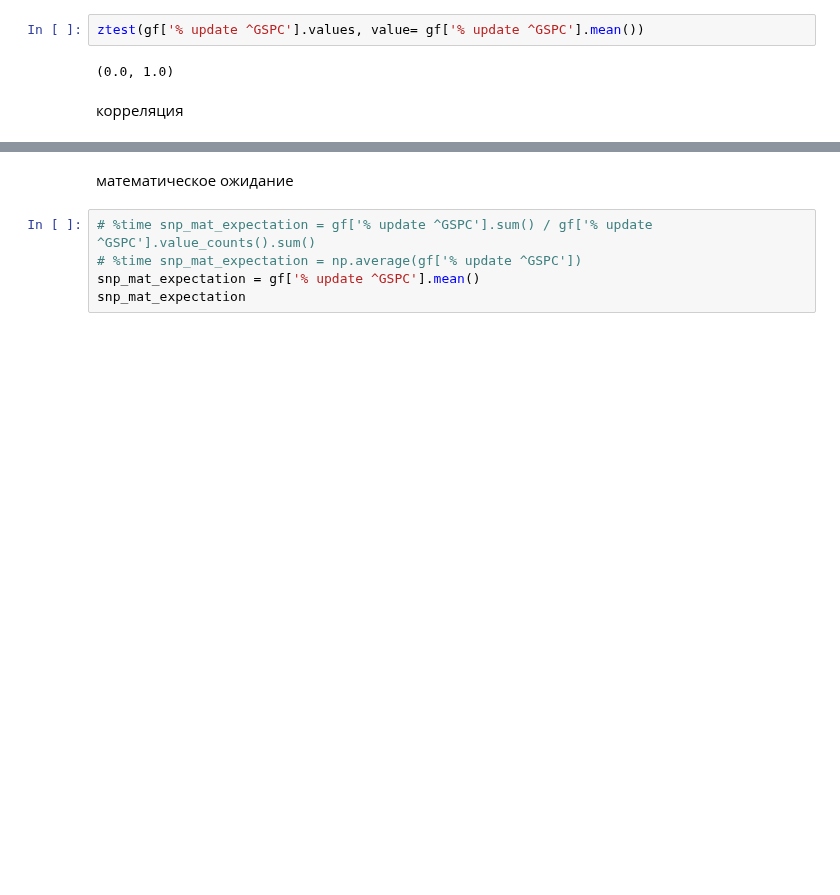
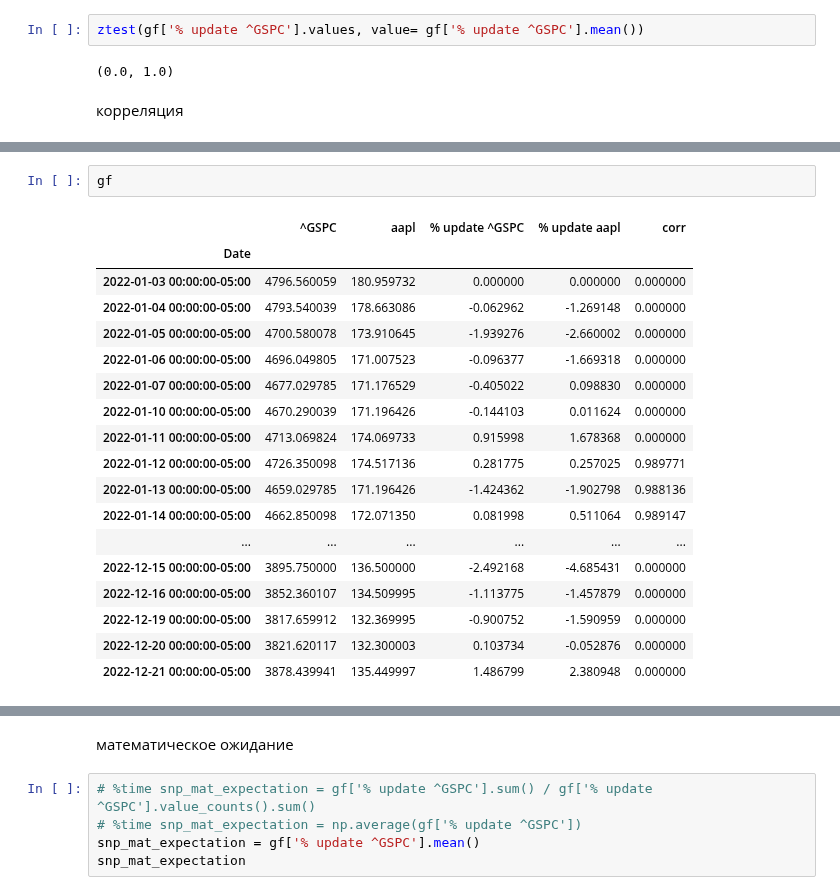
Before and after one commit to ChapnesAl/Tinkoff_Investment, a Jupyter notebook: lessons_and_tests/da_lessons/histogram.ipynb, the cells around one changed output, grey strips where cells are left out. Drawn from its saved outputs; the diff is of its cells as text; blank space fills up the shorter version.

```diff
--- a/lessons_and_tests/da_lessons/histogram.ipynb
+++ b/lessons_and_tests/da_lessons/histogram.ipynb
@@ -87,3 +111,24 @@ array([[1.        , 0.88236833],
+# %%
+gf
+# %% [output]
+|  | ^GSPC | aapl | % update ^GSPC | % update aapl | corr |
+| Date |  |  |  |  |  |
+| 2022-01-03 00:00:00-05:00 | 4796.560059 | 180.959732 | 0.000000 | 0.000000 | 0.000000 |
+| 2022-01-04 00:00:00-05:00 | 4793.540039 | 178.663086 | -0.062962 | -1.269148 | 0.000000 |
+| 2022-01-05 00:00:00-05:00 | 4700.580078 | 173.910645 | -1.939276 | -2.660002 | 0.000000 |
+| 2022-01-06 00:00:00-05:00 | 4696.049805 | 171.007523 | -0.096377 | -1.669318 | 0.000000 |
+| 2022-01-07 00:00:00-05:00 | 4677.029785 | 171.176529 | -0.405022 | 0.098830 | 0.000000 |
+| 2022-01-10 00:00:00-05:00 | 4670.290039 | 171.196426 | -0.144103 | 0.011624 | 0.000000 |
+| 2022-01-11 00:00:00-05:00 | 4713.069824 | 174.069733 | 0.915998 | 1.678368 | 0.000000 |
+| 2022-01-12 00:00:00-05:00 | 4726.350098 | 174.517136 | 0.281775 | 0.257025 | 0.989771 |
+| 2022-01-13 00:00:00-05:00 | 4659.029785 | 171.196426 | -1.424362 | -1.902798 | 0.988136 |
+| 2022-01-14 00:00:00-05:00 | 4662.850098 | 172.071350 | 0.081998 | 0.511064 | 0.989147 |
+| ... | ... | ... | ... | ... | ... |
+| 2022-12-15 00:00:00-05:00 | 3895.750000 | 136.500000 | -2.492168 | -4.685431 | 0.000000 |
+| 2022-12-16 00:00:00-05:00 | 3852.360107 | 134.509995 | -1.113775 | -1.457879 | 0.000000 |
+| 2022-12-19 00:00:00-05:00 | 3817.659912 | 132.369995 | -0.900752 | -1.590959 | 0.000000 |
+| 2022-12-20 00:00:00-05:00 | 3821.620117 | 132.300003 | 0.103734 | -0.052876 | 0.000000 |
+| 2022-12-21 00:00:00-05:00 | 3878.439941 | 135.449997 | 1.486799 | 2.380948 | 0.000000 |
 # %%
 plt.hist(list(gf['% update ^GSPC'].values), bins=60, edgecolor='black')
 # %% [output]
```
Also changed, not shown: parts of 12 cells of this notebook, 3 other files.
